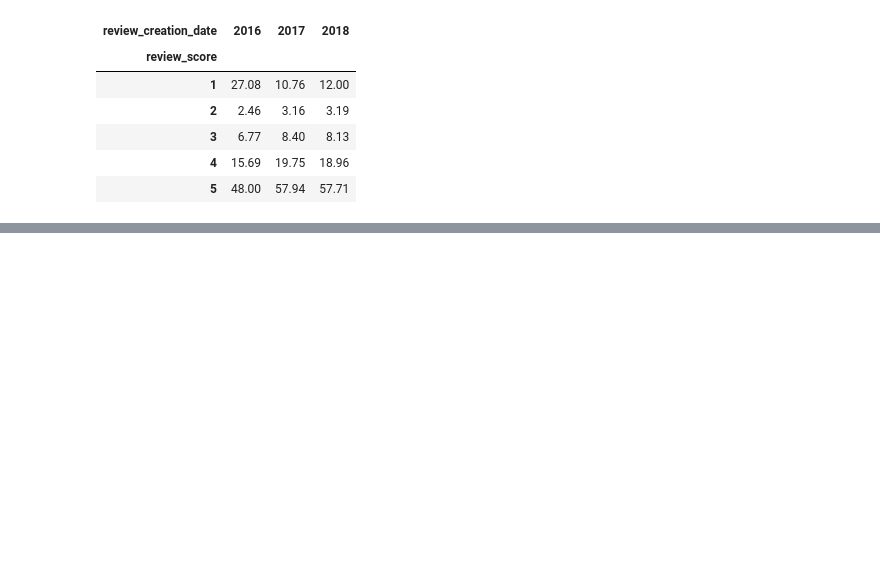
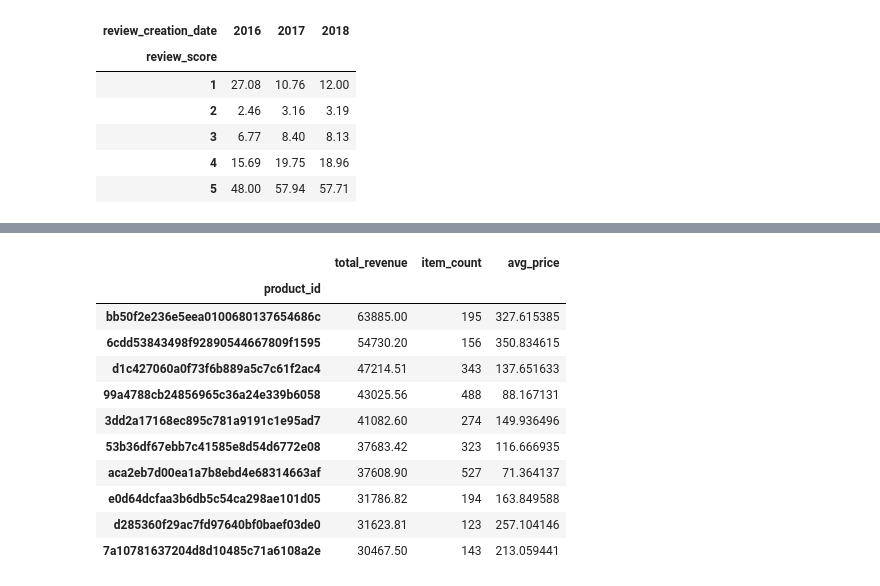
Before and after one commit to Lavishajagwani/Pandas_14_days, a Jupyter notebook: Notebooks/Day05.ipynb, the cells around one changed output, grey strips where cells are left out. Drawn from its saved outputs; the diff is of its cells as text; code cells hidden in the pictures; blank space fills up the shorter version.

```diff
--- a/Notebooks/Day05.ipynb
+++ b/Notebooks/Day05.ipynb
@@ -439,0 +603,20 @@ pd.crosstab(reviews.review_score,reviews.review_creation_date.str[:4],
+# %%
+a = items.groupby('product_id').agg(
+    total_revenue = ('price','sum'),
+    item_count = ('price','size'),
+    avg_price = ('price','mean')
+)
+a[a['item_count'] > 100].sort_values(by='total_revenue', ascending=False).head(10)
+# %% [output]
+|  | total_revenue | item_count | avg_price |
+| product_id |  |  |  |
+| bb50f2e236e5eea0100680137654686c | 63885.00 | 195 | 327.615385 |
+| 6cdd53843498f92890544667809f1595 | 54730.20 | 156 | 350.834615 |
+| d1c427060a0f73f6b889a5c7c61f2ac4 | 47214.51 | 343 | 137.651633 |
+| 99a4788cb24856965c36a24e339b6058 | 43025.56 | 488 | 88.167131 |
+| 3dd2a17168ec895c781a9191c1e95ad7 | 41082.60 | 274 | 149.936496 |
+| 53b36df67ebb7c41585e8d54d6772e08 | 37683.42 | 323 | 116.666935 |
+| aca2eb7d00ea1a7b8ebd4e68314663af | 37608.90 | 527 | 71.364137 |
+| e0d64dcfaa3b6db5c54ca298ae101d05 | 31786.82 | 194 | 163.849588 |
+| d285360f29ac7fd97640bf0baef03de0 | 31623.81 | 123 | 257.104146 |
+| 7a10781637204d8d10485c71a6108a2e | 30467.50 | 143 | 213.059441 |
```
Also changed, not shown: parts of 22 cells of this notebook.
